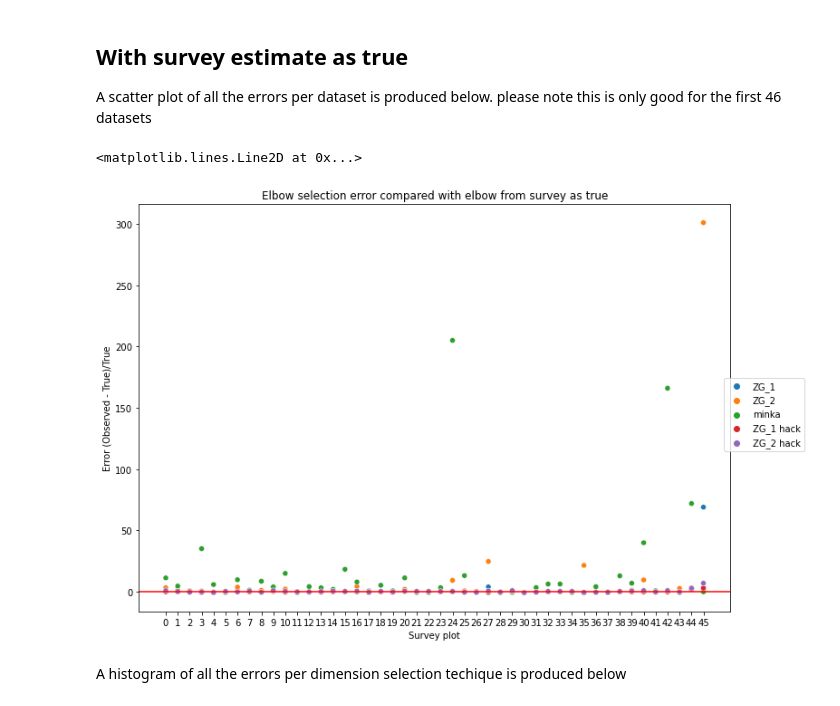
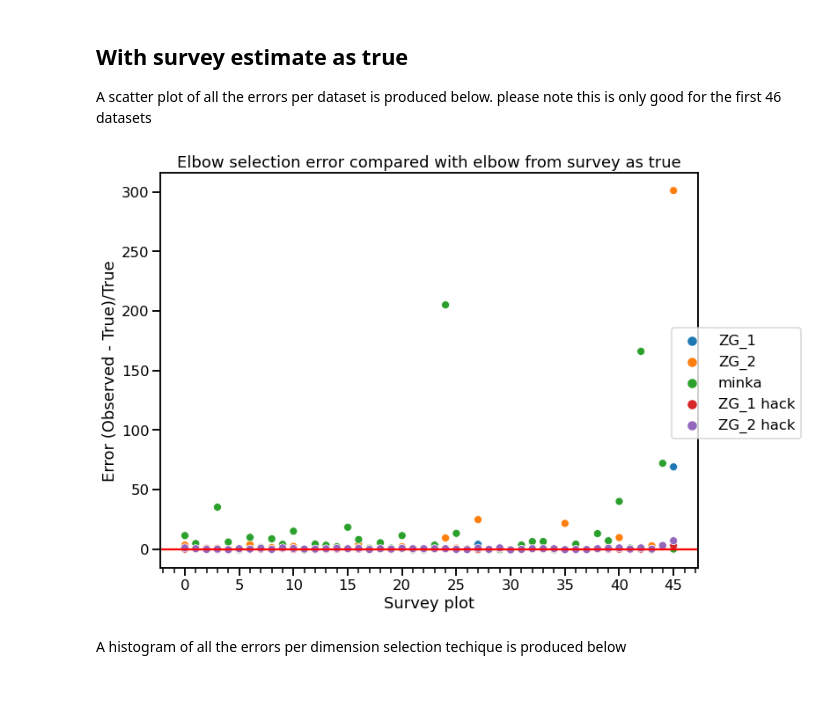
Before and after one commit to neurodata/notebooks, a Jupyter notebook: _notebooks/2021-04-28-real-data-minka-zg-comparison.ipynb, the cells around one changed output. Drawn from its saved outputs; the diff is of its cells as text; code cells hidden in the pictures.

```diff
--- a/_notebooks/2021-04-28-real-data-minka-zg-comparison.ipynb
+++ b/_notebooks/2021-04-28-real-data-minka-zg-comparison.ipynb
@@ -141,6 +141,16 @@ def scree_basic(A, task_id):
     plt.xlabel('Principal Component')
     plt.ylabel('Eigenvalue')
     plt.title('Scree Plot of ' + str(task_id) + ', Dimensions: '+ str(A.shape[0]) + "," + str(A.shape[1]))
+# %%
+all_data = []
+for i, task_id in enumerate(benchmark_suite.tasks):  # iterate over all tasks
+    task = openml.tasks.get_task(task_id)  # download the OpenML task
+    A, y = task.get_X_and_y()  # get the data
+    A = np.nan_to_num(A)
+    all_data.append(A)
+
+with open('all_data.pkl', 'wb') as f:
+    pickle.dump(all_data, f)
 # %% [markdown]
 This block loops through each dataset within OpenML-CC18 and performs minka, ZG, and ZG hack dimension selection algorithms.
 # %%
@@ -430,32 +447,38 @@ plt.show()
 A scatter plot of all the errors per dataset is produced below. please note this is only good for the first 46 datasets
 # %%
 import seaborn as sns
-fig, axes = plt.subplots(1, 1)
+import matplotlib.ticker as ticker
 
-pca_surv_hist = []
-for i in range(len(true_survey)):
-    es = [(np.median(dims_ZG_1_all[i]) - true_survey[i] + 1)/(true_survey[i] + 1),
-          (np.median(dims_ZG_2_all[i]) - true_survey[i] + 1)/(true_survey[i] + 1),
-          (np.median(dims_minka_all[i]) - true_survey[i] + 1)/ (true_survey[i] + 1),
-          (np.median(dims_ZG_h_1_all[i]) - true_survey[i] + 1)/(true_survey[i] + 1),
-          (np.median(dims_ZG_h_2_all[i]) - true_survey[i] + 1) /(true_survey[i] + 1)]
-    xs = [i]*5
-    sns.scatterplot(x = xs, y = es, hue = ["ZG_1", "ZG_2", "minka" , "ZG_1 hack", "ZG_2 hack"])
-    pca_surv_hist.append(es)
-axes.set_xticks(np.arange(len(true_survey)))
-handles, labels = axes.get_legend_handles_labels()
-axes.legend().remove()
-fig.legend(handles[:5], labels[:5], loc="center right")
 
-fig.set_size_inches(11.7, 8.27)
-fig.show()
-plt.title("Elbow selection error compared with elbow from survey as true")
-axes.set_ylabel("Error (Observed - True)/True")
-axes.set_xlabel("Survey plot")
-plt.axhline(y=0, color='r', linestyle='-')
+with sns.plotting_context(context=context, font_scale=font_scale):
+    fig, axes = plt.subplots(1, 1)
+    pca_surv_hist = []
+    for i in range(len(true_survey)):
+        es = [(np.median(dims_ZG_1_all[i]) - true_survey[i] + 1)/(true_survey[i] + 1),
+              (np.median(dims_ZG_2_all[i]) - true_survey[i] + 1)/(true_survey[i] + 1),
+              (np.median(dims_minka_all[i]) - true_survey[i] + 1)/ (true_survey[i] + 1),
+              (np.median(dims_ZG_h_1_all[i]) - true_survey[i] + 1)/(true_survey[i] + 1),
+              (np.median(dims_ZG_h_2_all[i]) - true_survey[i] + 1) /(true_survey[i] + 1)]
+        xs = [i]*5
+        sns.scatterplot(x = xs, y = es, hue = ["ZG_1", "ZG_2", "minka" , "ZG_1 hack", "ZG_2 hack"])
+        pca_surv_hist.append(es)
+    axes.set_xticks(np.arange(len(true_survey)))
+    handles, labels = axes.get_legend_handles_labels()
+    axes.legend().remove()
+    fig.legend(handles[:5], labels[:5], loc='center right')
+
+    fig.set_size_inches(11.7, 8.27)
+    fig.show()
+    plt.title("Elbow selection error compared with elbow from survey as true")
+    axes.set_ylabel("Error (Observed - True)/True")
+    axes.set_xlabel("Survey plot")
+    axes.xaxis.set_major_locator(ticker.MultipleLocator(5))
+    axes.xaxis.set_minor_locator(ticker.MultipleLocator(1))
+    # axes.set_xticklabels(labels = np.arange(46), rotation = (45), fontsize = 10, va='bottom', ha='left')
+    plt.axhline(y=0, color='r', linestyle='-')
+    fig.subplots_adjust(right=0.85)
 # %% [output]
-<matplotlib.lines.Line2D at 0x...>
-[figure, old version]
+[figure, new version]
 # %% [markdown]
 A histogram of all the errors per dimension selection techique is produced below
 # %%
```
Also changed, not shown: parts of 3 cells of this notebook.
